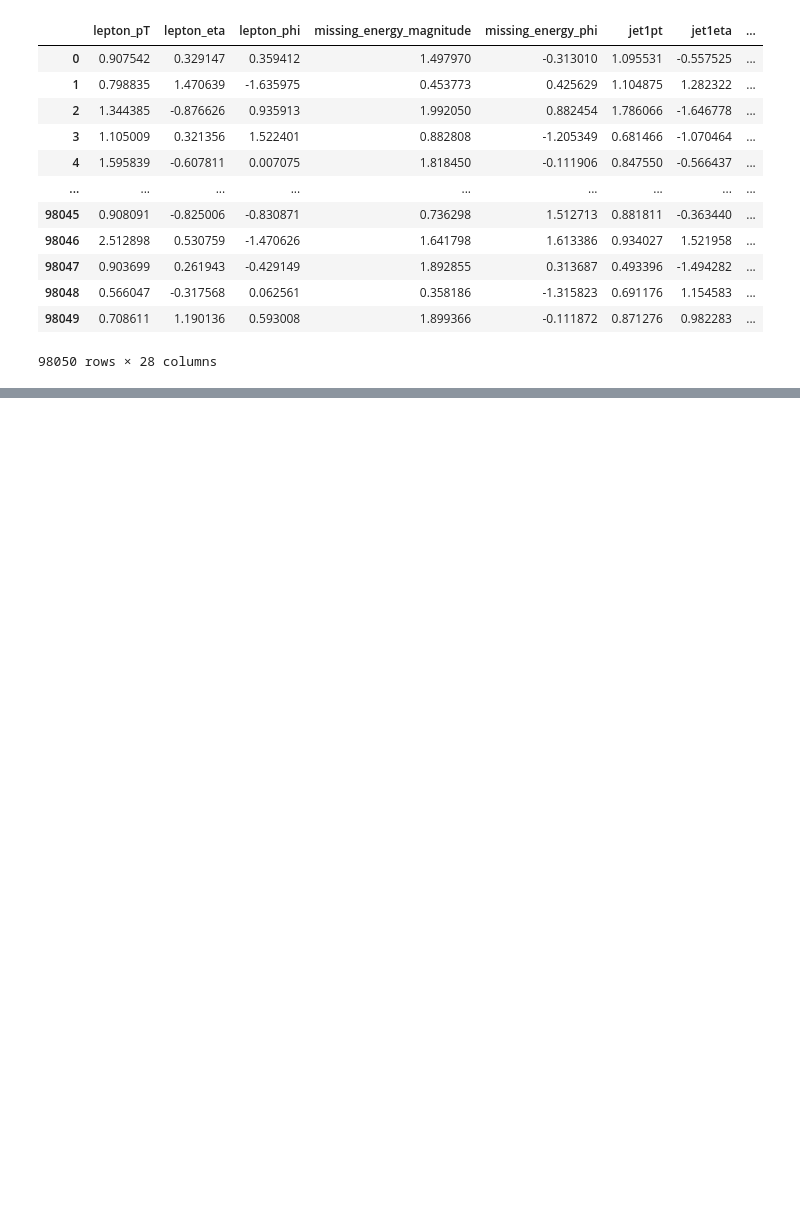
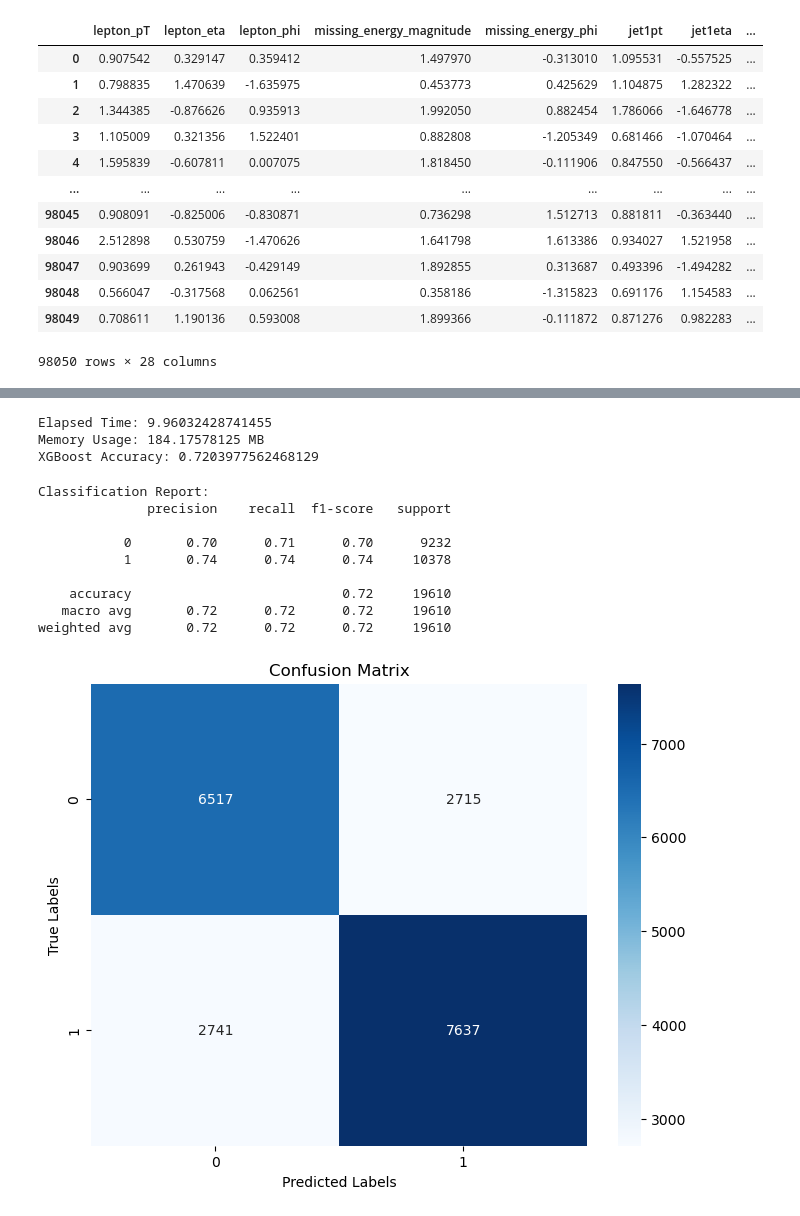
Before and after one commit to Tiabet/ML-DM-3-1-, a Jupyter notebook: MLDM/Team Project/higgs.ipynb, the cells around one changed output, grey strips where cells are left out. Cells and saved outputs as stored; diff of their text form; code cells hidden in the pictures; blank space fills up the shorter version.

```diff
--- a/MLDM/Team Project/higgs.ipynb
+++ b/MLDM/Team Project/higgs.ipynb
@@ -35,0 +52,5 @@ X
+# %%
+le = LabelEncoder()
+y = le.fit_transform(y)
+
+y
@@ -35,0 +59,17 @@ X
+# %%
+X_train, X_test, y_train, y_test = train_test_split(X, y, test_size=0.2, random_state=42)
+# %%
+lgbm_model = lgb.LGBMClassifier(n_estimators=100,learning_rate=0.1,max_depth=6,random_state=42)
+
+start_time = time.time()
+
+lgbm_model.fit(X_train, y_train)
+
+elapsed_time = time.time() - start_time
+print("Elapsed Time:", elapsed_time)
+
+memory_usage = psutil.Process().memory_info().rss / 1024**2  # in megabytes
+print("Memory Usage:", memory_usage, "MB")
+
+lgbm_accuracy = lgbm_model.score(X_test, y_test)
+print("Accuracy:", lgbm_accuracy)
@@ -35,0 +99,44 @@ X
+# %%
+xgboost_model = xgb.XGBClassifier(n_estimators=100,learning_rate=0.1,max_depth=6,random_state=42)
+
+start_time = time.time()
+
+xgboost_model.fit(X_train, y_train)
+
+elapsed_time = time.time() - start_time
+print("Elapsed Time:", elapsed_time)
+
+memory_usage = psutil.Process().memory_info().rss / 1024**2  # in megabytes
+print("Memory Usage:", memory_usage, "MB")
+
+xgboost_accuracy = xgboost_model.score(X_test, y_test)
+print("XGBoost Accuracy:", xgboost_accuracy)
+# %% [output]
+Elapsed Time: 9.96032428741455
+Memory Usage: 184.17578125 MB
+XGBoost Accuracy: 0.7203977562468129
+# %%
+y_pred_lgbm = lgbm_model.predict(X_test)
+
+print("\nClassification Report:")
+print(classification_report(y_test, y_pred_lgbm))
+
+class_labels = np.unique(np.concatenate((y_test, y_pred_lgbm)))
+
+plt.figure(figsize=(8, 6))
+sns.heatmap(confusion_matrix(y_test, y_pred_lgbm), annot=True, fmt="d", cmap="Blues", xticklabels=class_labels, yticklabels=class_labels)
+plt.xlabel("Predicted Labels")
+plt.ylabel("True Labels")
+plt.title("Confusion Matrix")
+plt.show()
+# %% [output]
+Classification Report:
+              precision    recall  f1-score   support
+
+           0       0.70      0.71      0.70      9232
+           1       0.74      0.74      0.74     10378
+
+    accuracy                           0.72     19610
+   macro avg       0.72      0.72      0.72     19610
+weighted avg       0.72      0.72      0.72     19610
+[figure, added]
```
Also changed, not shown: parts of 6 cells of this notebook, 5 other files.
